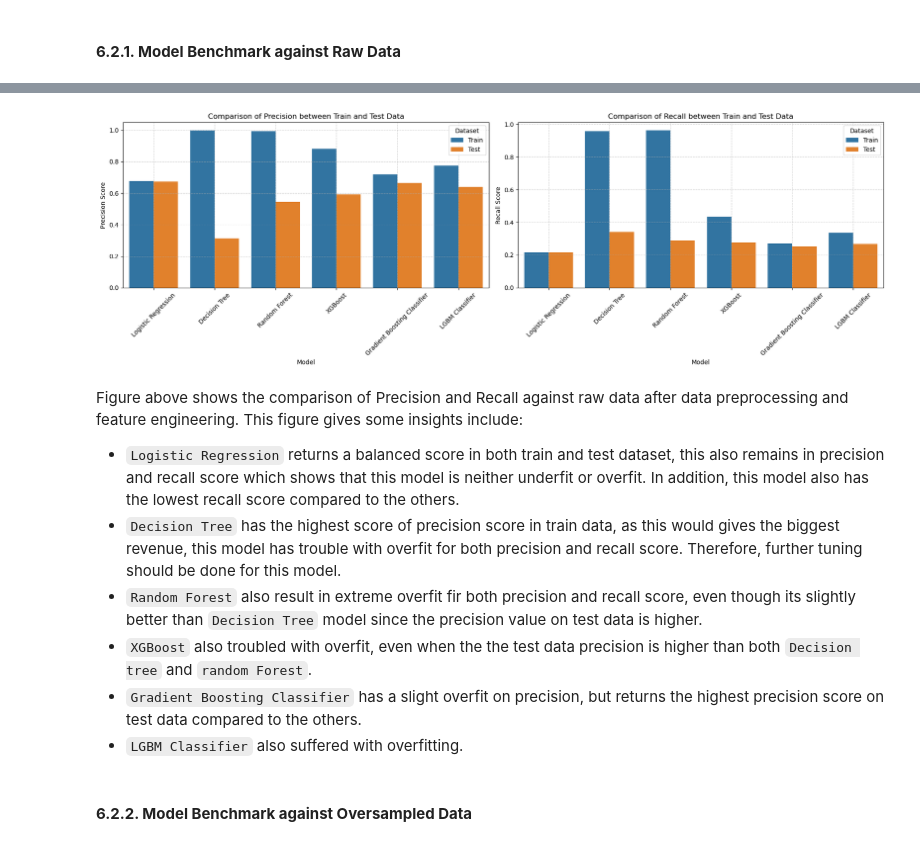
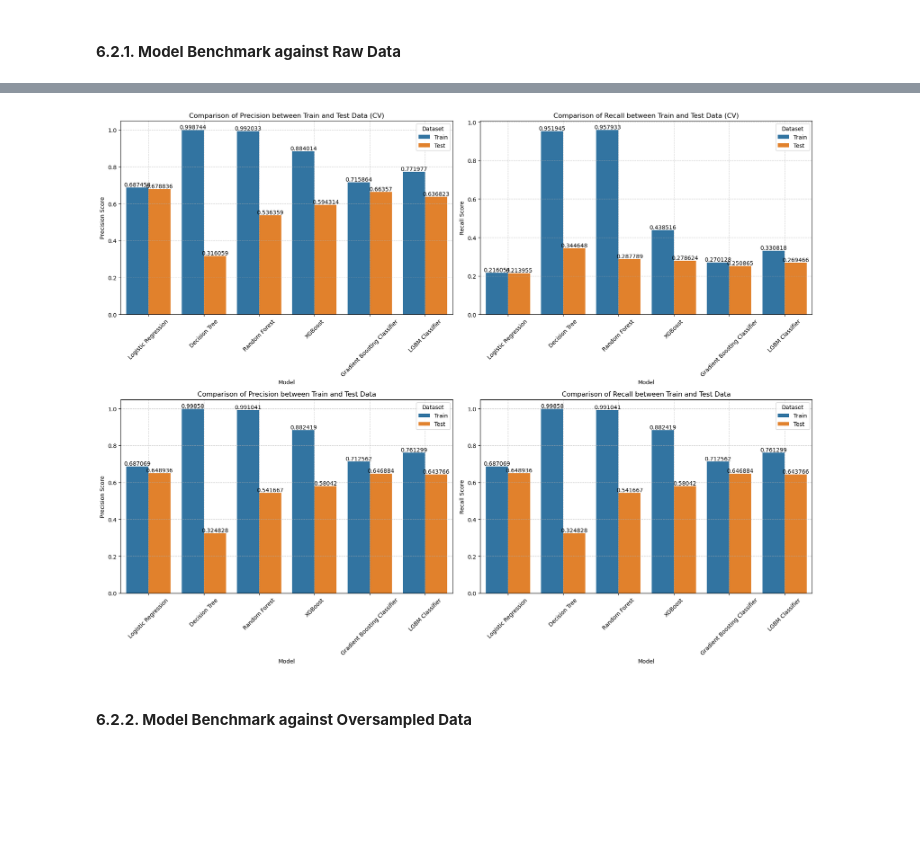
Before and after one commit to seanka/Python-BankTelemarketing-MachineLearning, a Jupyter notebook: Notebook/Notebook.ipynb, the cells around one changed output, grey strips where cells are left out. Saved outputs shown, nothing was run; the diff lists cells and outputs as text; code cells hidden in the pictures; blank space fills up the shorter version.

```diff
--- a/Notebook/Notebook.ipynb
+++ b/Notebook/Notebook.ipynb
@@ -923,42 +987,67 @@ And if memory is not enough, you can set `force_col_wise=true`.
 # %%
+benchmark_raw_cv_precision_df = []
+for model, metrics in benchmark_raw_results_cv.items():
+    benchmark_raw_cv_precision_df.append({'Model': model, 'Precision': metrics['train_precision_mean'], 'Dataset': 'Train'})
+    benchmark_raw_cv_precision_df.append({'Model': model, 'Precision': metrics['test_precision_mean'], 'Dataset': 'Test'})
+benchmark_raw_cv_precision_df = pd.DataFrame(benchmark_raw_cv_precision_df)
+
+benchmark_raw_cv_recall_df = []
+for model, metrics in benchmark_raw_results_cv.items():
+    benchmark_raw_cv_recall_df.append({'Model': model, 'Recall': metrics['train_recall_mean'], 'Dataset': 'Train'})
+    benchmark_raw_cv_recall_df.append({'Model': model, 'Recall': metrics['test_recall_mean'], 'Dataset': 'Test'})
+benchmark_raw_cv_recall_df = pd.DataFrame(benchmark_raw_cv_recall_df)
+
 benchmark_raw_precision_df = []
 for model, metrics in benchmark_raw_results.items():
-    benchmark_raw_precision_df.append({'Model': model, 'Precision': metrics['train_precision_mean'], 'Dataset': 'Train'})
-    benchmark_raw_precision_df.append({'Model': model, 'Precision': metrics['test_precision_mean'], 'Dataset': 'Test'})
+    benchmark_raw_precision_df.append({'Model': model, 'Precision': metrics['train_precision'], 'Dataset': 'Train'})
+    benchmark_raw_precision_df.append({'Model': model, 'Precision': metrics['test_precision'], 'Dataset': 'Test'})
 benchmark_raw_precision_df = pd.DataFrame(benchmark_raw_precision_df)
 
 benchmark_raw_recall_df = []
 for model, metrics in benchmark_raw_results.items():
-    benchmark_raw_recall_df.append({'Model': model, 'Recall': metrics['train_recall_mean'], 'Dataset': 'Train'})
-    benchmark_raw_recall_df.append({'Model': model, 'Recall': metrics['test_recall_mean'], 'Dataset': 'Test'})
+    benchmark_raw_recall_df.append({'Model': model, 'Recall': metrics['train_precision'], 'Dataset': 'Train'})
+    benchmark_raw_recall_df.append({'Model': model, 'Recall': metrics['test_precision'], 'Dataset': 'Test'})
 benchmark_raw_recall_df = pd.DataFrame(benchmark_raw_recall_df)
 # %%
-fig, axes = plt.subplots(1, 2, figsize=(18, 6))
+fig, axes = plt.subplots(2, 2, figsize=(18, 14))
+axes = axes.flatten()
 
-sns.barplot(data=benchmark_raw_precision_df, x='Model', y='Precision', hue='Dataset', ax=axes[0])
+sns.barplot(data=benchmark_raw_cv_precision_df, x='Model', y='Precision', hue='Dataset', ax=axes[0])
 axes[0].set_ylabel("Precision Score")
-axes[0].set_title("Comparison of Precision between Train and Test Data")
+axes[0].set_title("Comparison of Precision between Train and Test Data (CV)")
 axes[0].tick_params(axis='x', rotation=45)
 axes[0].grid(True, linestyle='--', alpha=0.6)
+for container in axes[0].containers:
+    axes[0].bar_label(container)
 
-sns.barplot(data=benchmark_raw_recall_df, x='Model', y='Recall', hue='Dataset', ax=axes[1])
+sns.barplot(data=benchmark_raw_cv_recall_df, x='Model', y='Recall', hue='Dataset', ax=axes[1])
 axes[1].set_ylabel("Recall Score")
-axes[1].set_title("Comparison of Recall between Train and Test Data")
+axes[1].set_title("Comparison of Recall between Train and Test Data (CV)")
 axes[1].tick_params(axis='x', rotation=45)
 axes[1].grid(True, linestyle='--', alpha=0.6)
+for container in axes[1].containers:
+    axes[1].bar_label(container)
+
+sns.barplot(data=benchmark_raw_precision_df, x='Model', y='Precision', hue='Dataset', ax=axes[2])
+axes[2].set_ylabel("Precision Score")
+axes[2].set_title("Comparison of Precision between Train and Test Data")
+axes[2].tick_params(axis='x', rotation=45)
+axes[2].grid(True, linestyle='--', alpha=0.6)
+for container in axes[2].containers:
+    axes[2].bar_label(container)
+
+sns.barplot(data=benchmark_raw_recall_df, x='Model', y='Recall', hue='Dataset', ax=axes[3])
+axes[3].set_ylabel("Recall Score")
+axes[3].set_title("Comparison of Recall between Train and Test Data")
+axes[3].tick_params(axis='x', rotation=45)
+axes[3].grid(True, linestyle='--', alpha=0.6)
+for container in axes[3].containers:
+    axes[3].bar_label(container)
 
 plt.tight_layout()
 plt.show()
 # %% [output]
-[figure, old version]
+[figure, new version]
-# %% [markdown]
-Figure above shows the comparison of Precision and Recall against raw data after data preprocessing and feature engineering. This figure gives some insights include:
-- `Logistic Regression` returns a balanced score in both train and test dataset, this also remains in precision and recall score which shows that this model is neither underfit or overfit. In addition, this model also has the lowest recall score compared to the others.
-- `Decision Tree` has the highest score of precision score in train data, as this would gives the biggest revenue, this model has trouble with overfit for both precision and recall score. Therefore, further tuning should be done for this model.
-- `Random Forest` also result in extreme overfit fir both precision and recall score, even though its slightly better than `Decision Tree` model since the precision value on test data is higher.
-- `XGBoost` also troubled with overfit, even when the the test data precision is higher than both `Decision tree` and `random Forest`.
-- `Gradient Boosting Classifier` has a slight overfit on precision, but returns the highest precision score on test data compared to the others.
-- `LGBM Classifier` also suffered with overfitting.
 # %% [markdown]
 #### **6.2.2. Model Benchmark against Oversampled Data**
 # %%
```
Also changed, not shown: parts of 97 cells of this notebook, 5 other files.
